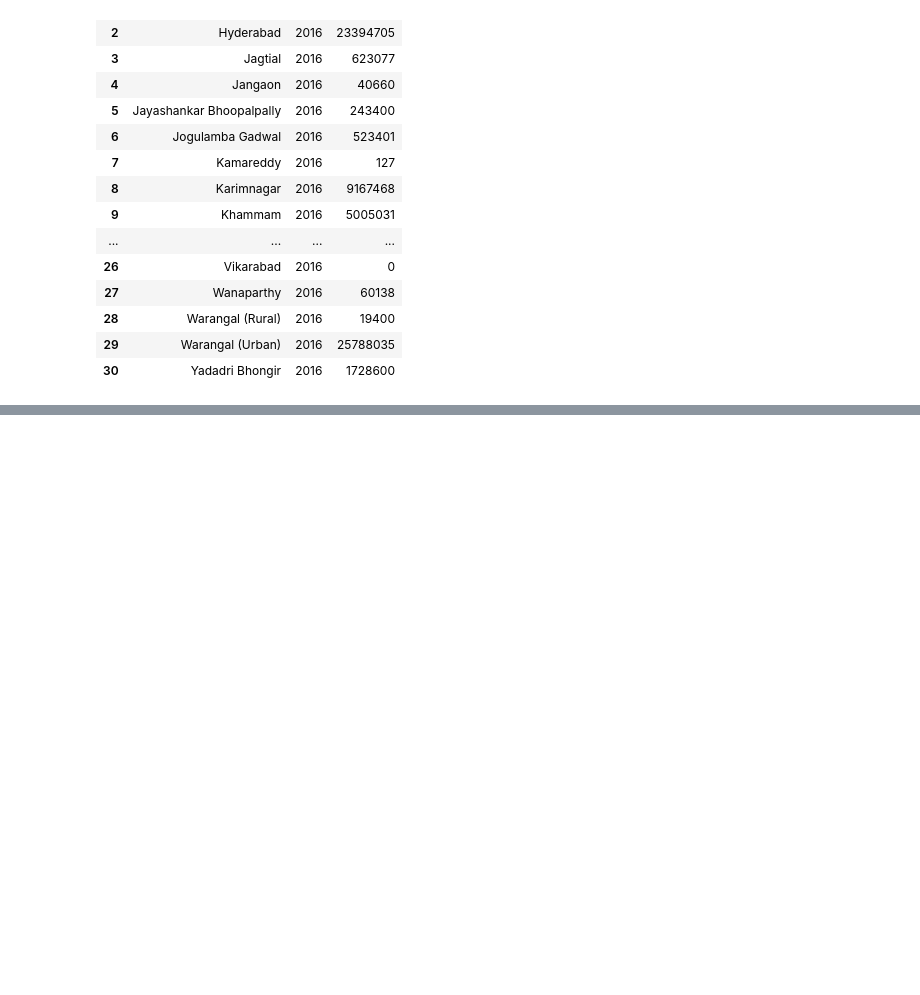
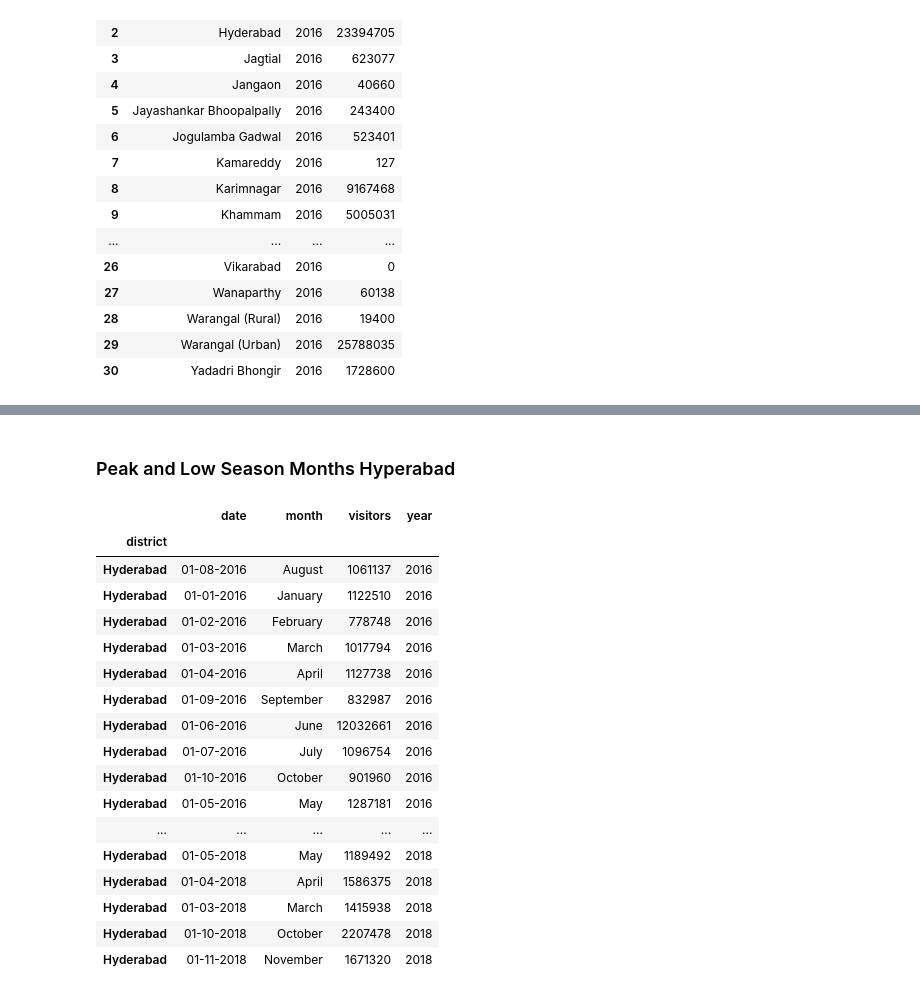
Before and after one commit to Ayomided/Telanagana-Tourism-Analysis, a Jupyter notebook: data_cleaning.ipynb, the cells around one changed output, grey strips where cells are left out. Drawn from its saved outputs; the diff is of its cells as text; code cells hidden in the pictures; blank space fills up the shorter version.

```diff
--- a/data_cleaning.ipynb
+++ b/data_cleaning.ipynb
@@ -347,0 +383,25 @@ print(cagr)
+# %% [markdown]
+### Peak and Low Season Months Hyperabad
+# %%
+hypbad = merged_df.set_index('district')
+hypbad = hypbad.loc['Hyderabad']
+hypbad
+# %% [output]
+|  | date | month | visitors | year |
+| district |  |  |  |  |
+| Hyderabad | 01-08-2016 | August | 1061137 | 2016 |
+| Hyderabad | 01-01-2016 | January | 1122510 | 2016 |
+| Hyderabad | 01-02-2016 | February | 778748 | 2016 |
+| Hyderabad | 01-03-2016 | March | 1017794 | 2016 |
+| Hyderabad | 01-04-2016 | April | 1127738 | 2016 |
+| Hyderabad | 01-09-2016 | September | 832987 | 2016 |
+| Hyderabad | 01-06-2016 | June | 12032661 | 2016 |
+| Hyderabad | 01-07-2016 | July | 1096754 | 2016 |
+| Hyderabad | 01-10-2016 | October | 901960 | 2016 |
+| Hyderabad | 01-05-2016 | May | 1287181 | 2016 |
+| ... | ... | ... | ... | ... |
+| Hyderabad | 01-05-2018 | May | 1189492 | 2018 |
+| Hyderabad | 01-04-2018 | April | 1586375 | 2018 |
+| Hyderabad | 01-03-2018 | March | 1415938 | 2018 |
+| Hyderabad | 01-10-2018 | October | 2207478 | 2018 |
+| Hyderabad | 01-11-2018 | November | 1671320 | 2018 |
```
Also changed, not shown: parts of 25 cells of this notebook, 1 other file.
